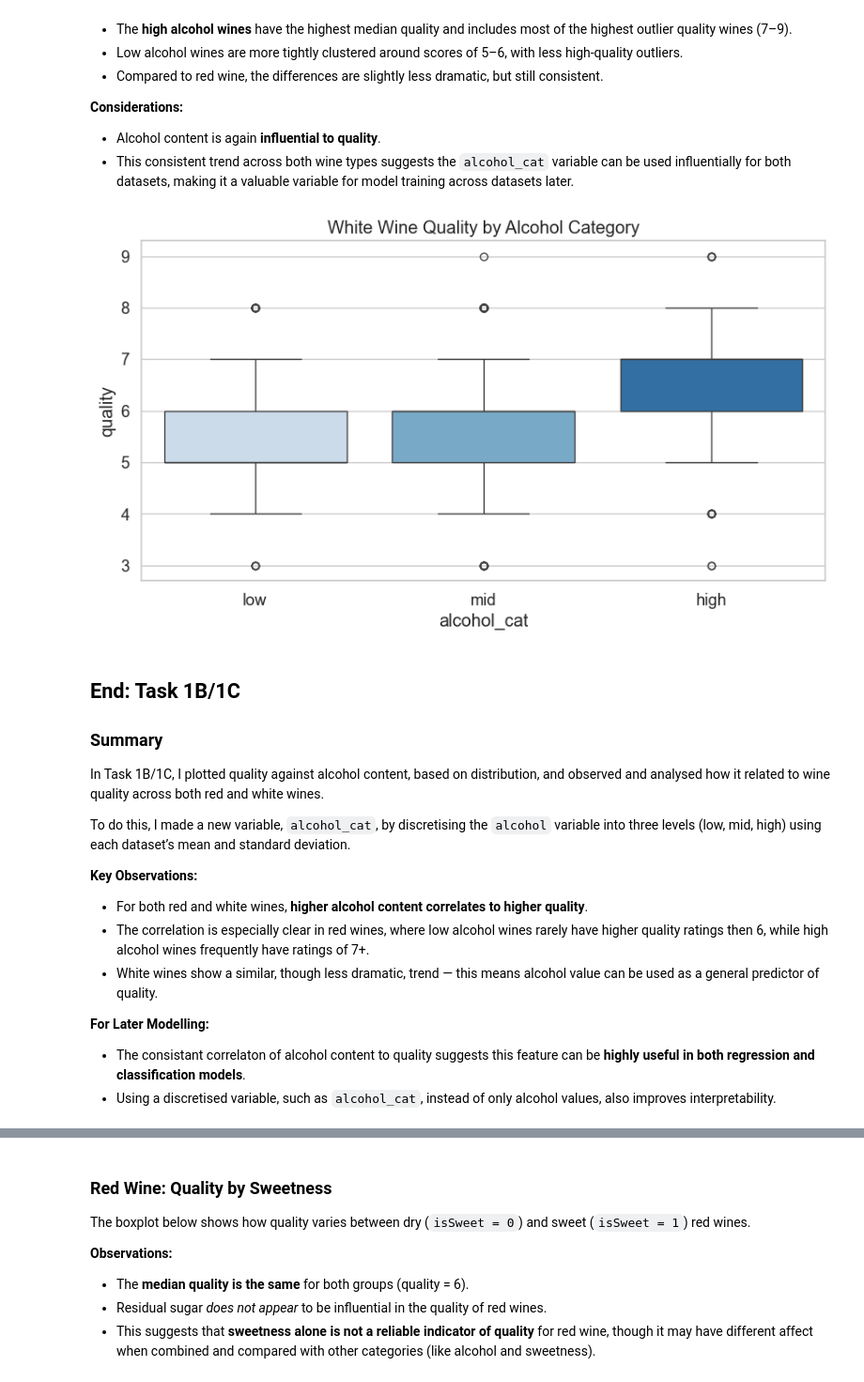
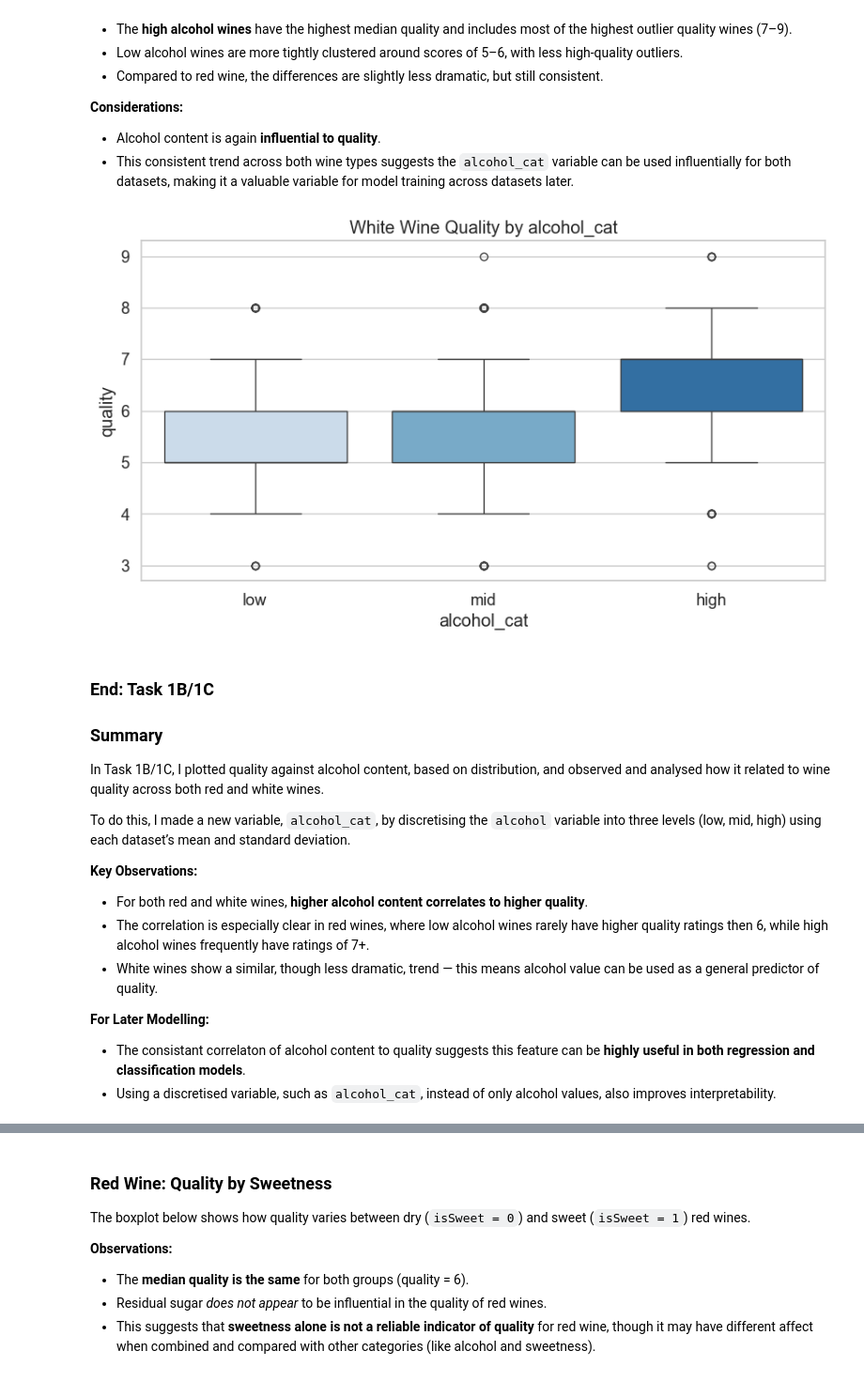
Before and after one commit to k1k12/2034_CW, a Jupyter notebook: notebooks/wine_analysis.ipynb, the cells around one changed output, grey strips where cells are left out. Shown at 94% size. Saved outputs shown, nothing was run; the diff lists cells and outputs as text; code cells hidden in the pictures.

```diff
--- a/notebooks/wine_analysis.ipynb
+++ b/notebooks/wine_analysis.ipynb
@@ -182,22 +182,22 @@ The boxplot below displays the relationship between white wine quality and `alco
 # %%
 # White wine
 plt.figure(figsize=(10, 5))
 sns.boxplot(
     data=wine_white,
     x="alcohol_cat",
     y="quality",
     palette="Blues",
     hue="alcohol_cat",
     order=["low", "mid", "high"],
     hue_order=["low", "mid", "high"]
 )
-plt.title("White Wine Quality by Alcohol Category")
+plt.title("White Wine Quality by alcohol_cat")
 plt.savefig("../figures/white_quality_by_alcohol.png")
 plt.show()
 # %% [output]
-[figure, old version]
+[figure, new version]
 # %% [markdown]
-## End: Task 1B/1C
+### End: Task 1B/1C
 
 ### Summary
 
```
Also changed, not shown: parts of 33 cells of this notebook.
